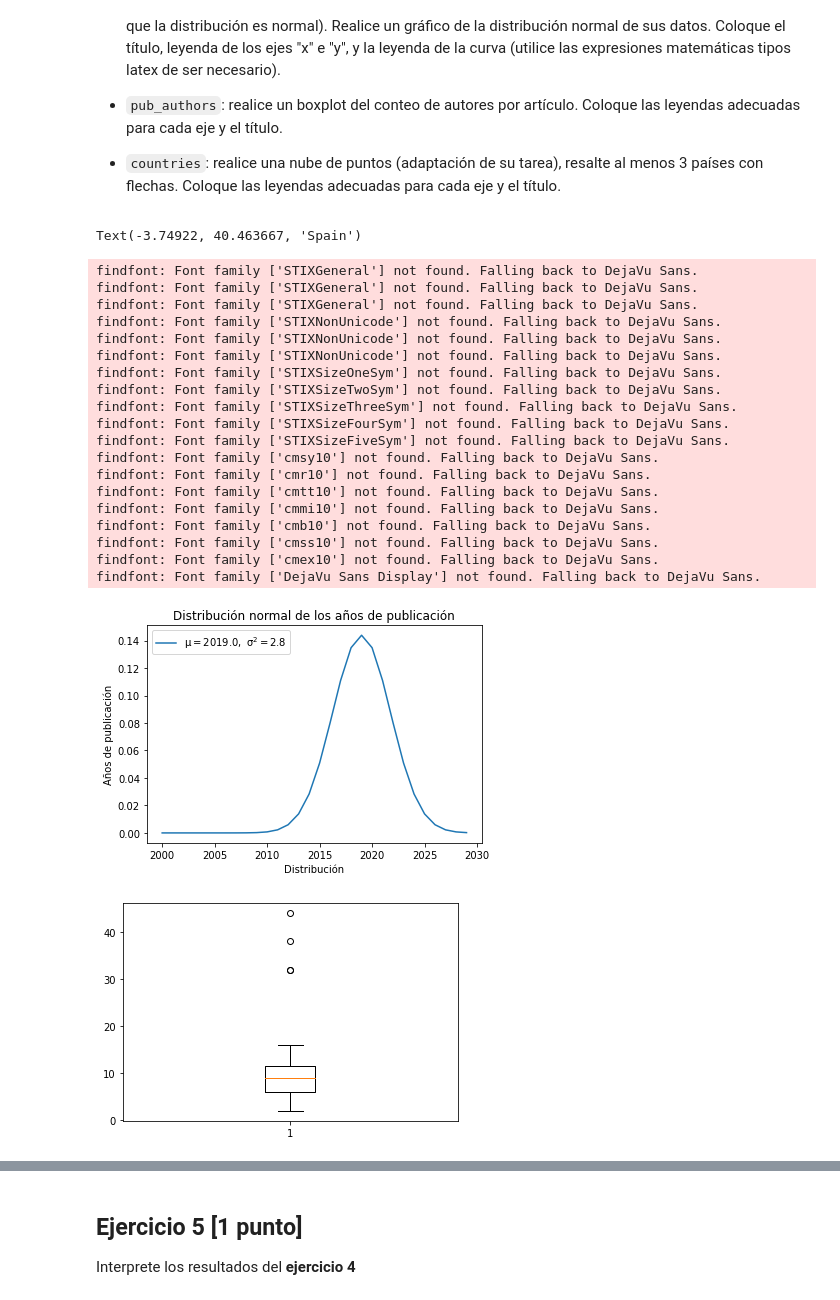
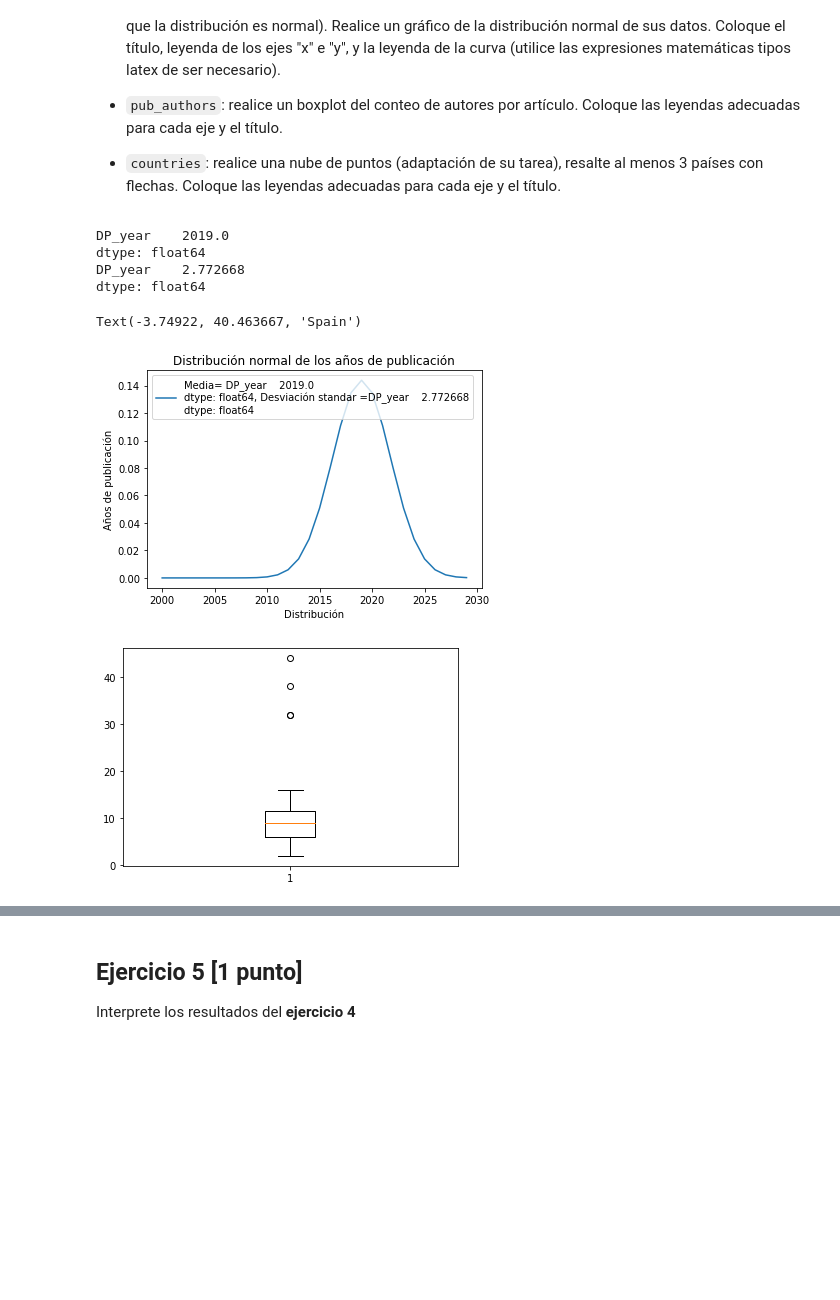
Before and after one commit to renatojobal/PruebaCatalina, a Jupyter notebook: 2021II_GBI6_ExamenParcialPython.ipynb, the cells around one changed output, grey strips where cells are left out. Cells and saved outputs as stored; diff of their text form; code cells hidden in the pictures; blank space fills up the shorter version.

```diff
--- a/2021II_GBI6_ExamenParcialPython.ipynb
+++ b/2021II_GBI6_ExamenParcialPython.ipynb
@@ -162,16 +162,17 @@ import pandas as pd
 from scipy.stats import norm
 
 # df_pub_yer
-pun_year_median = df_pub_year.median(numeric_only=True)
+pub_year_median = df_pub_year.median(numeric_only=True)
 pub_year_standar_deviation = df_pub_year.std(numeric_only=True)
 
-
+print(pub_year_median)
+print(pub_year_standar_deviation)
 x_axis = np.arange(2000, 2030, 1)
 
 fig1, ax1 = plt.subplots()
 
-label = '$\mu = %.1f, \ \sigma^2=%.1f$' %(pun_year_median, pub_year_standar_deviation)
-ax1.plot(x_axis, norm.pdf(x_axis, pun_year_median, pub_year_standar_deviation), label=label)
+label = f"Media= {pub_year_median}, Desviación standar ={pub_year_standar_deviation}"
+ax1.plot(x_axis, norm.pdf(x_axis, pub_year_median, pub_year_standar_deviation), label=label)
 ax1.set_title("Distribución normal de los años de publicación")
 ax1.set_xlabel("Distribución")
 ax1.set_ylabel("Años de publicación")
@@ -199,54 +200,39 @@ ax2.boxplot(df_pub_authors["num_auth"])
 countries_lat_lon = pd.read_csv('./data/countries.csv', engine='python', skipfooter=3)
 
 countries_lat_lon['name'] = countries_lat_lon['name'].str.lower()
 countries_lat_lon = countries_lat_lon.rename(columns={'name': 'country_name'})
 
 #countries_lat_lon = countries_lat_lon[countries_lat_lon["name"].isin(df_countries["country"].to_list())]
 
 
 df_countries['country'] = df_countries['country'].str.lower()
 
 df_countries = df_countries.rename(columns={'country': 'country_name'})
 
 joined_data = pd.concat([df_countries, countries_lat_lon]).groupby(['country_name']).sum()
 
 joined_data = joined_data[joined_data['num_auth'].notna()]
 
 
 plt.figure(figsize=(10,5))
 plt.title('Nuve de puntos')
 plt.xlabel('Latitud')
 plt.ylabel('Longitud')
 
 
 plt.scatter(joined_data['longitude'], joined_data['latitude'], c=joined_data['latitude'], marker='o', label='Puntos')
 plt.colorbar()
 
 plt.annotate('Ecuador', xy= (joined_data.loc['ecuador']['longitude'], joined_data.loc['ecuador']['latitude']), arrowprops={'arrowstyle': '->'})
 plt.annotate('United States', xy= (joined_data.loc['united states']['longitude'], joined_data.loc['united states']['latitude']), arrowprops={'arrowstyle': '->'})
 plt.annotate('Spain', xy= (joined_data.loc['spain']['longitude'], joined_data.loc['spain']['latitude']), arrowprops={'arrowstyle': '->'})
 # %% [output]
-Text(-3.74922, 40.463667, 'Spain')
+DP_year    2019.0
+dtype: float64
+DP_year    2.772668
+dtype: float64
-findfont: Font family ['STIXGeneral'] not found. Falling back to DejaVu Sans.
-findfont: Font family ['STIXGeneral'] not found. Falling back to DejaVu Sans.
-findfont: Font family ['STIXGeneral'] not found. Falling back to DejaVu Sans.
-findfont: Font family ['STIXNonUnicode'] not found. Falling back to DejaVu Sans.
-findfont: Font family ['STIXNonUnicode'] not found. Falling back to DejaVu Sans.
-findfont: Font family ['STIXNonUnicode'] not found. Falling back to DejaVu Sans.
-findfont: Font family ['STIXSizeOneSym'] not found. Falling back to DejaVu Sans.
-findfont: Font family ['STIXSizeTwoSym'] not found. Falling back to DejaVu Sans.
-findfont: Font family ['STIXSizeThreeSym'] not found. Falling back to DejaVu Sans.
-findfont: Font family ['STIXSizeFourSym'] not found. Falling back to DejaVu Sans.
-findfont: Font family ['STIXSizeFiveSym'] not found. Falling back to DejaVu Sans.
-findfont: Font family ['cmsy10'] not found. Falling back to DejaVu Sans.
-findfont: Font family ['cmr10'] not found. Falling back to DejaVu Sans.
-findfont: Font family ['cmtt10'] not found. Falling back to DejaVu Sans.
-findfont: Font family ['cmmi10'] not found. Falling back to DejaVu Sans.
-findfont: Font family ['cmb10'] not found. Falling back to DejaVu Sans.
-findfont: Font family ['cmss10'] not found. Falling back to DejaVu Sans.
-findfont: Font family ['cmex10'] not found. Falling back to DejaVu Sans.
-findfont: Font family ['DejaVu Sans Display'] not found. Falling back to DejaVu Sans.
+Text(-3.74922, 40.463667, 'Spain')
-[figure, old version]
+[figure, new version]
 [figure]
 [figure]
 # %% [markdown]
```
